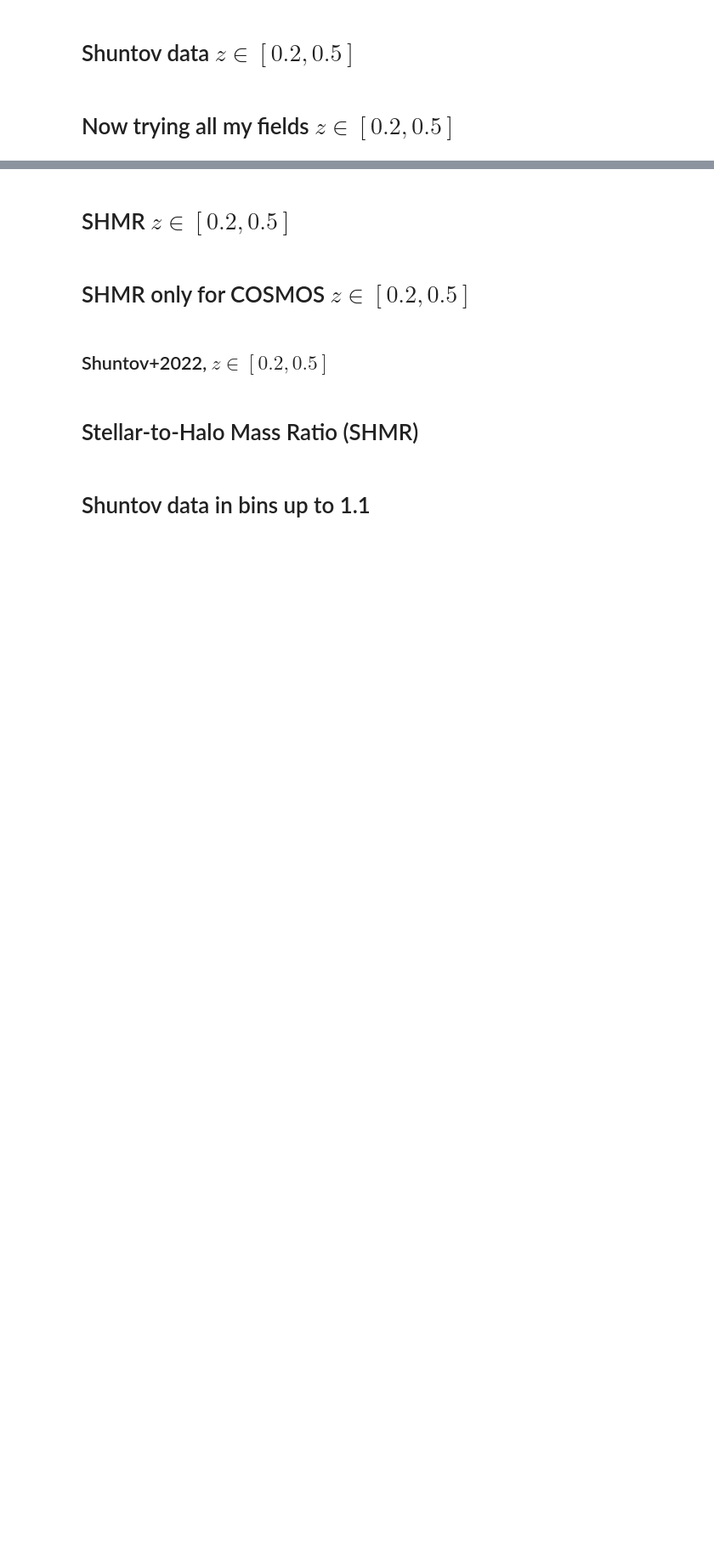
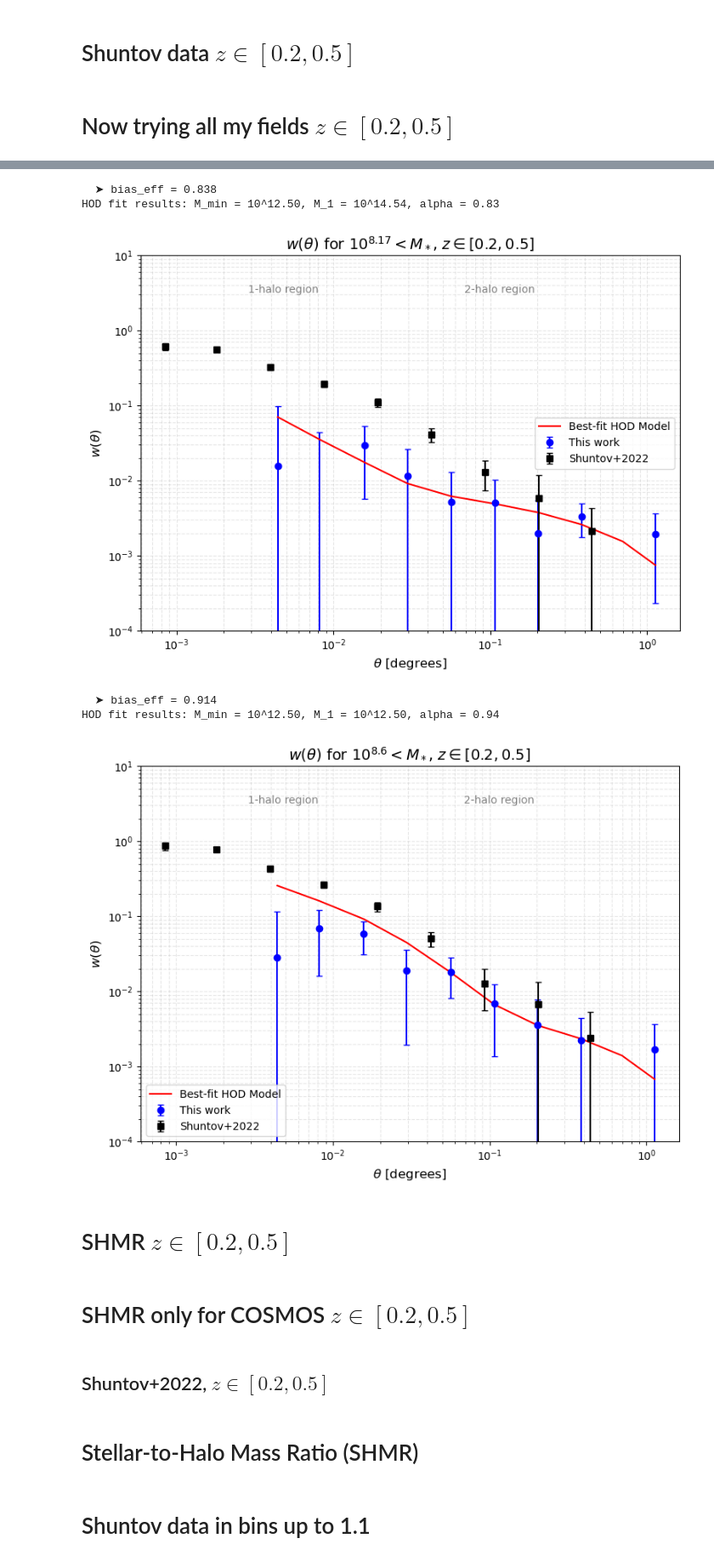
Before and after one commit to OtiliaIrina/Master_Thesis, a Jupyter notebook: New code/Measurements_comparaison.ipynb, the cells around one changed output, grey strips where cells are left out. Shown at 85% size. Drawn from its saved outputs; the diff is of its cells as text; code cells hidden in the pictures; blank space fills up the shorter version.

```diff
--- a/New code/Measurements_comparaison.ipynb
+++ b/New code/Measurements_comparaison.ipynb
@@ -298,7 +298,11 @@ for (SM_min, SM_max), result in all_results.items():
 
         # HOD fitting for this stellar mass bin
         sub = dv.Selection( catalog, randoms, z_min=0.2, z_max=0.5, SM_min=SM_min, SM_max=SM_max, config=config)
-        hod_params, pcov = sub.fit_hod() # p0=[12.5, 13.5, 1.0], bounds=([12.0, 13.0, 0.5], [13.0, 14.0, 1.5])
+        #hod_params, pcov = sub.fit_hod() # p0=[12.5, 13.5, 1.0], bounds=([12.0, 13.0, 0.5], [13.0, 14.0, 1.5])
+        hod_params, shmr = subsample.fit_shmr_fixed_alpha()
+        print(f"  ➤ Fitted HOD params (fixed alpha=1): M_min={hod_params[0]:.2f}, M_1={hod_params[1]:.2f}, alpha={hod_params[2]}")
+        print(f"  ➤ Estimated Stellar-to-Halo Mass Ratio (SHMR): {shmr:.2e}")
+
 
         results = sub.get_results()
 
@@ -309,30 +313,37 @@ for (SM_min, SM_max), result in all_results.items():
         logM_min, logM_1, alpha = results['hod_params']
         print(f"HOD fit results: M_min = 10^{logM_min:.2f}, "
               f"M_1 = 10^{logM_1:.2f}, alpha = {alpha:.2f}")
 
         w_model = sub.hod_model(*hod_params)
         xi_m_values = sub.get_results()['xi_m']
 
         ax.plot(theta, w_model, label='Best-fit HOD Model', color='red')
         # ax.plot(theta, xi_m_values, label=r'$\omega_{dm}(\theta)$ (Matter)', linestyle='dashed', color='black')
 
     # Plot Shuntov+2022 data
     ax.errorbar(shuntov_theta, shuntov_wtheta, yerr=shuntov_error, fmt='s', color='black', label='Shuntov+2022', capsize=3)
 
     # Cosmetics
     ax.set_xscale('log')
     ax.set_yscale('log')
     ax.set_xlabel(r'$\theta$ [degrees]', fontsize=12)
     ax.set_ylabel(r'$w(\theta)$', fontsize=12)
     ax.set_title(f'$w(\\theta)$ for $10^{{{SM_min}}} < M_*$, $z \in [0.2, 0.5]$', fontsize=14)
     ax.set_ylim([1e-4, 10])
     ax.legend(fontsize=10, framealpha=0.8)
     ax.grid(True, which="both", ls="--", alpha=0.3)
 
     # Optional annotations
     ax.text(0.2, 0.9, "1-halo region", transform=ax.transAxes, color='gray')
     ax.text(0.6, 0.9, "2-halo region", transform=ax.transAxes, color='gray')
 
     plt.tight_layout()
     plt.savefig(f"wtheta_COSMOS_vs_Shuntov_HOD_SM_{SM_min}_{SM_max}.png")
     plt.show()
+# %% [output]
+  ➤ bias_eff = 0.838
+HOD fit results: M_min = 10^12.50, M_1 = 10^14.54, alpha = 0.83
+[figure, added]
+  ➤ bias_eff = 0.914
+HOD fit results: M_min = 10^12.50, M_1 = 10^12.50, alpha = 0.94
+[figure, added]
```
Also changed, not shown: parts of 2 cells of this notebook, 8 other files.
